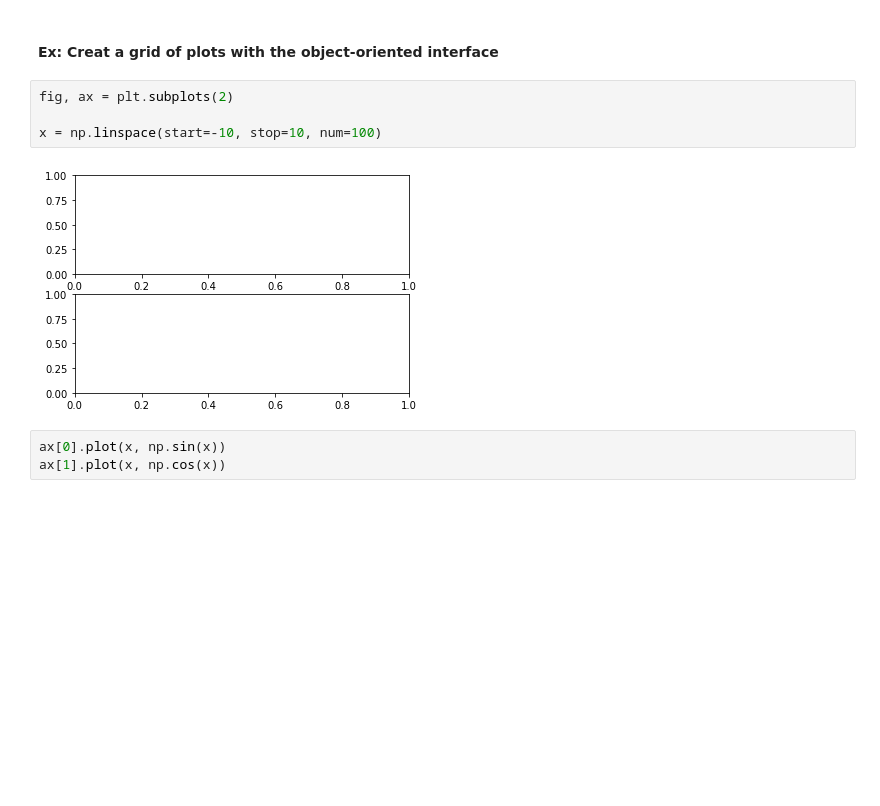
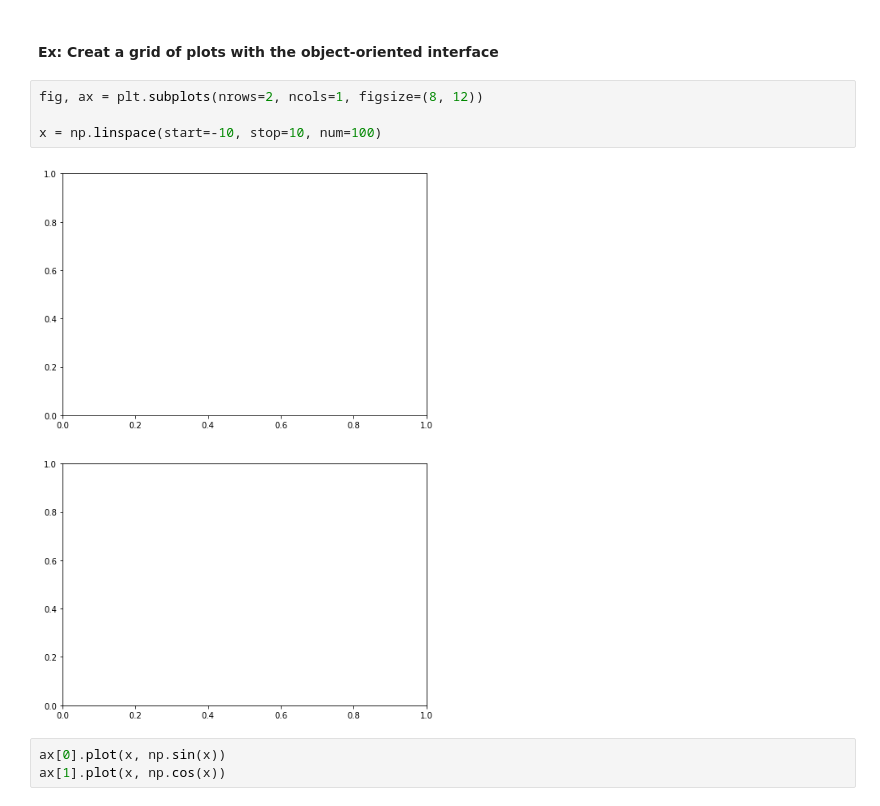
Before and after one commit to Unique-Divine/LeetCode-Coding-Practice, a Jupyter notebook: Python Cookbook (Unique Divine).ipynb, the cells around one changed output. Cells and saved outputs as stored; diff of their text form; blank space fills up the shorter version.

```diff
--- a/Python Cookbook (Unique Divine).ipynb
+++ b/Python Cookbook (Unique Divine).ipynb
@@ -319,11 +331,11 @@ fig.canvas.get_supported_filetypes()
 # %% [markdown]
 #### Ex: Creat a grid of plots with the object-oriented interface
 # %%
-fig, ax = plt.subplots(2)
+fig, ax = plt.subplots(nrows=2, ncols=1, figsize=(8, 12))
 
 x = np.linspace(start=-10, stop=10, num=100)
 # %% [output]
-[figure, old version]
+[figure, new version]
 # %%
 ax[0].plot(x, np.sin(x))
 ax[1].plot(x, np.cos(x))
```
Also changed, not shown: parts of 6 cells of this notebook.
